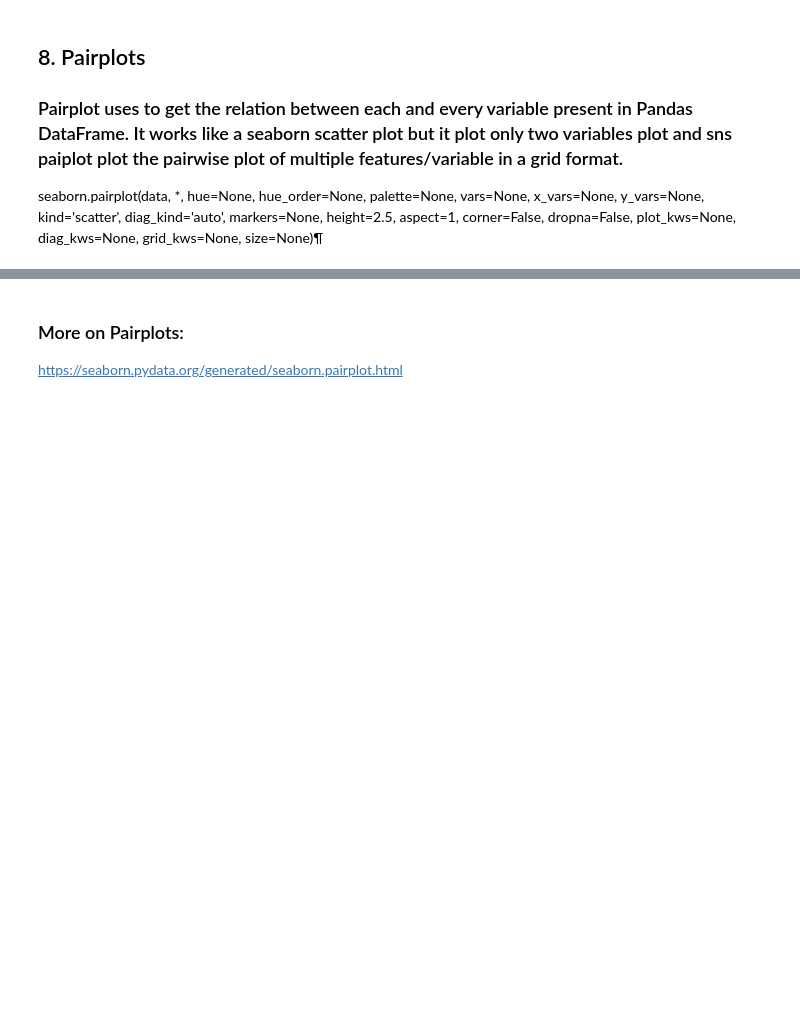
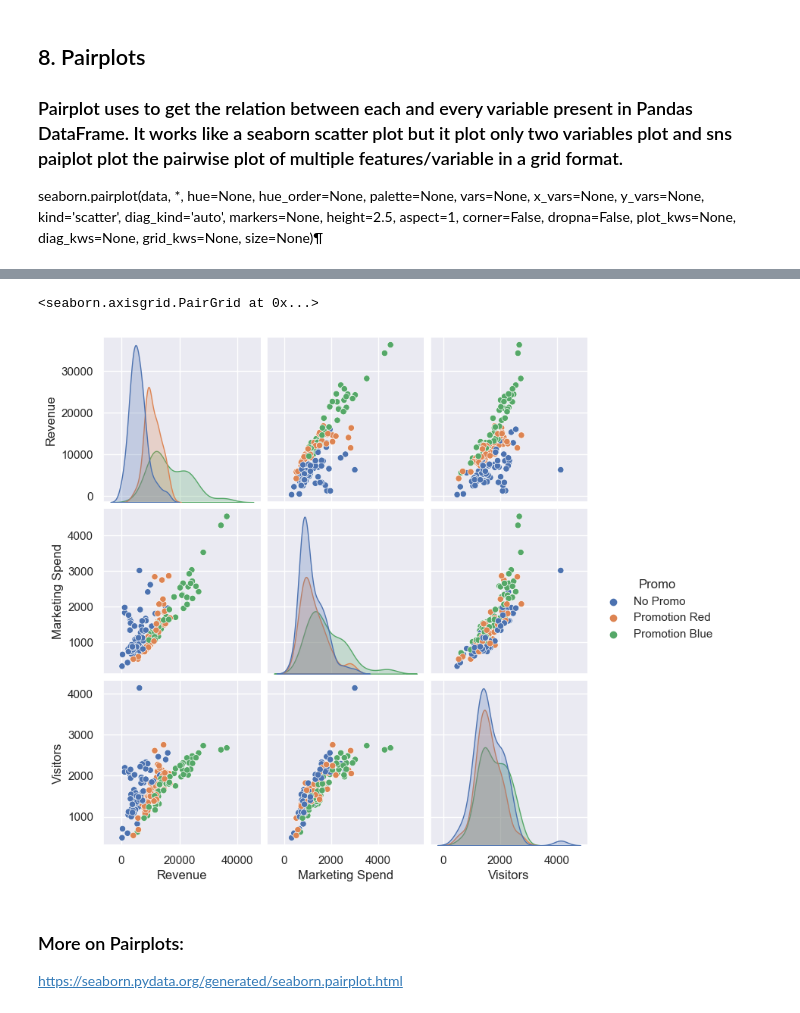
Before and after one commit to Iingxaki/DS160-Seaborn, a Jupyter notebook: Seaborn_ClassNB.ipynb, the cells around one changed output, grey strips where cells are left out. Saved outputs shown, nothing was run; the diff lists cells and outputs as text; code cells hidden in the pictures; blank space fills up the shorter version.

```diff
--- a/Seaborn_ClassNB.ipynb
+++ b/Seaborn_ClassNB.ipynb
@@ -392,5 +396,9 @@ raw_data = pd.read_csv("Marketing.csv")
 # %%
 # Example 2 - running on specific columns - adding hue
+sns.pairplot(raw_data[['Revenue','Marketing Spend','Visitors','Promo']],hue='Promo')
+# %% [output]
+<seaborn.axisgrid.PairGrid at 0x...>
+[figure, added]
 # %% [markdown]
 ### More on Pairplots:
 https://seaborn.pydata.org/generated/seaborn.pairplot.html
```
Also changed, not shown: parts of 11 cells of this notebook.
